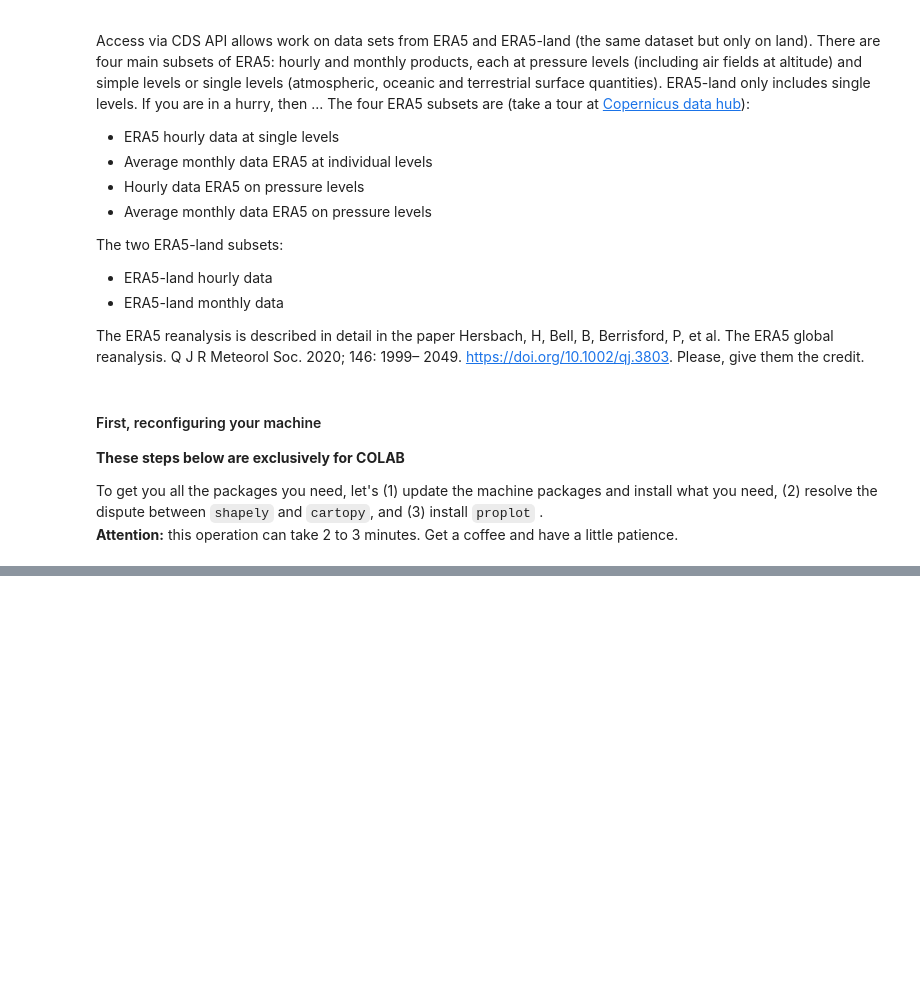
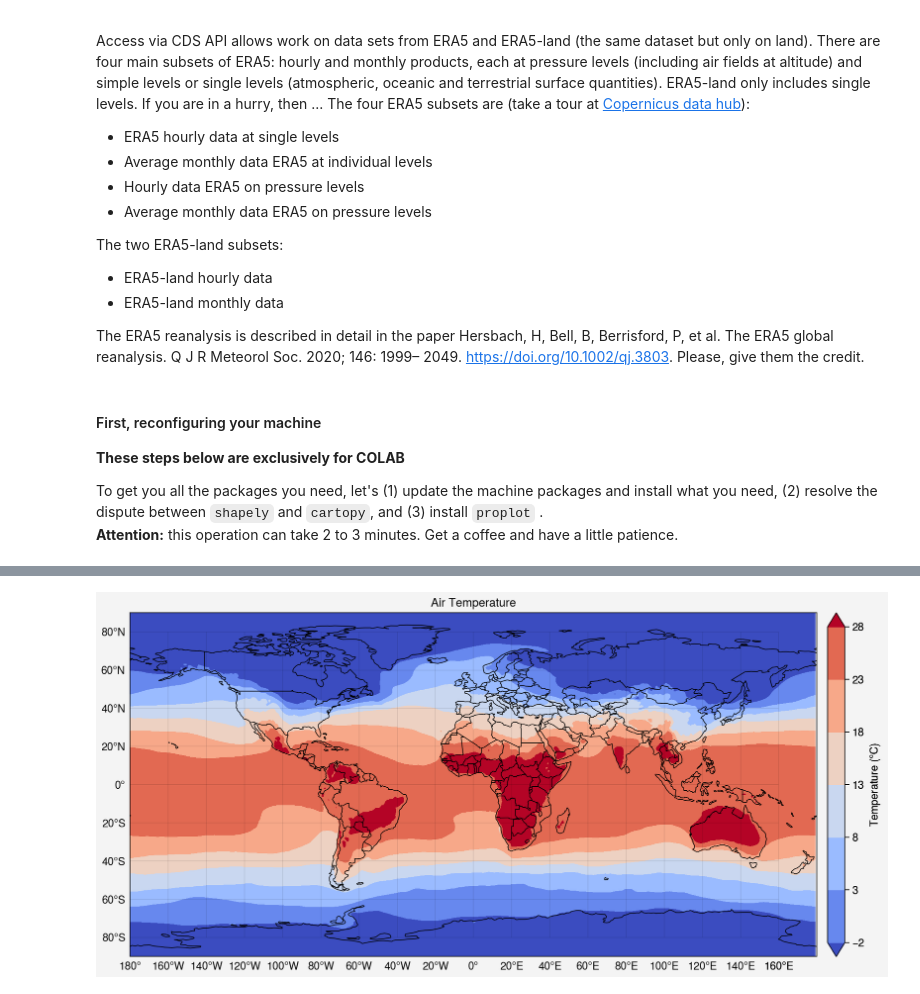
Before and after one commit to andrebelem/pythonverse, a Jupyter notebook: Ploting_ERA5_data_with_Proplot_using_COLAB_[PUBLIC].ipynb, the cells around one changed output, grey strips where cells are left out. Cells and saved outputs as stored; diff of their text form; code cells hidden in the pictures; blank space fills up the shorter version.

```diff
--- a/Ploting_ERA5_data_with_Proplot_using_COLAB_[PUBLIC].ipynb
+++ b/Ploting_ERA5_data_with_Proplot_using_COLAB_[PUBLIC].ipynb
@@ -217,0 +203,21 @@ Quando você entender como funciona, você percebe que a API do CDS é extremame
+# %%
+# How about the whole globe? and with the average time of the dset we downloaded ?
+
+import proplot as plot
+fig, ax = plot.subplots(axheight=4, tight=True,
+                         proj='pcarree',)
+
+ax.format(coast=True, borders=True, innerborders=False,
+          labels=True, latlines=20, lonlines=20,
+          latlim=(-90, 90), lonlim=(-180, 180),
+          title='Air Temperature')
+
+map1 = ax.contourf(dset['longitude'], dset['latitude'],
+                   dset.t.mean(dim='time')-273.15, # note here I'm doing the average over time
+                   cmap='coolwarm', levels=plot.arange(-2, 30, 5),
+                   extend='both')
+
+fig.colorbar(map1, loc='r', label='Temperature ($\degree$C)')
+plot.show()
+# %% [output]
+[figure, added]
```
Also changed, not shown: parts of 24 cells of this notebook.
